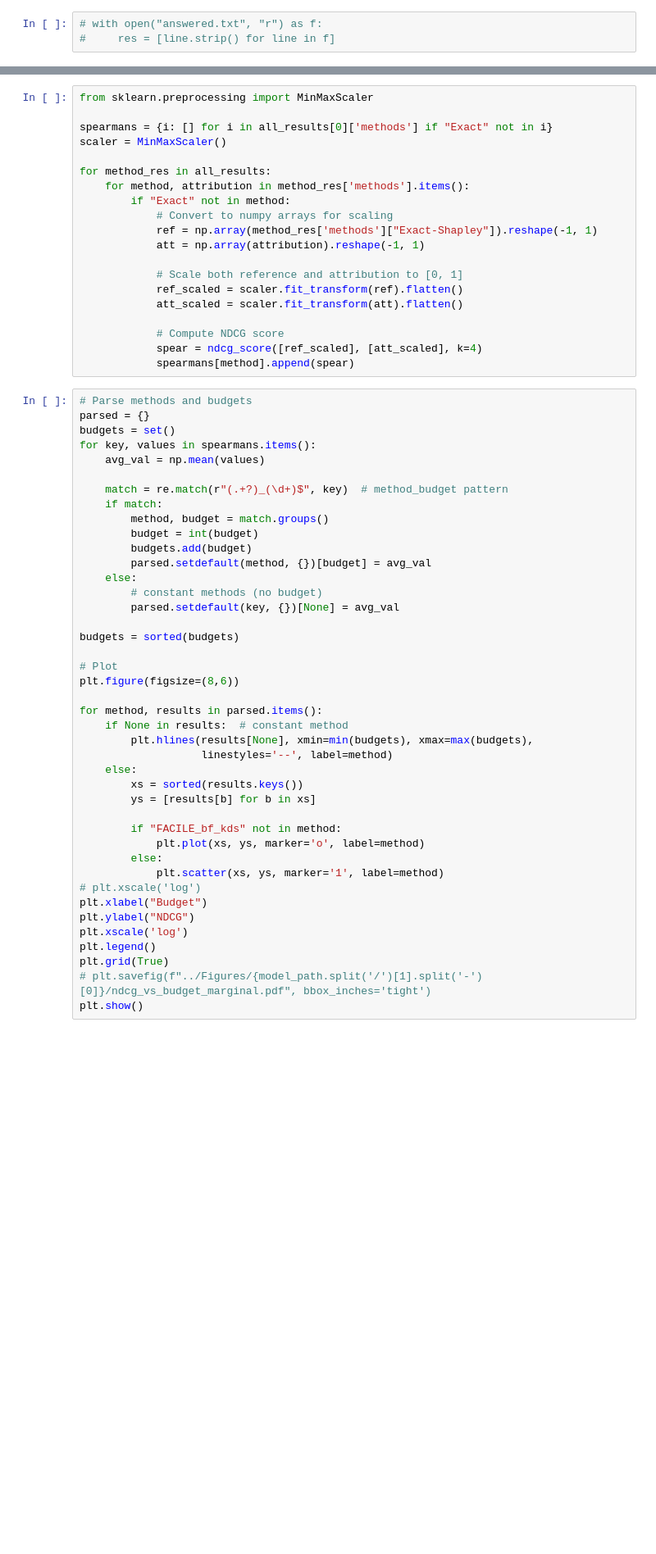
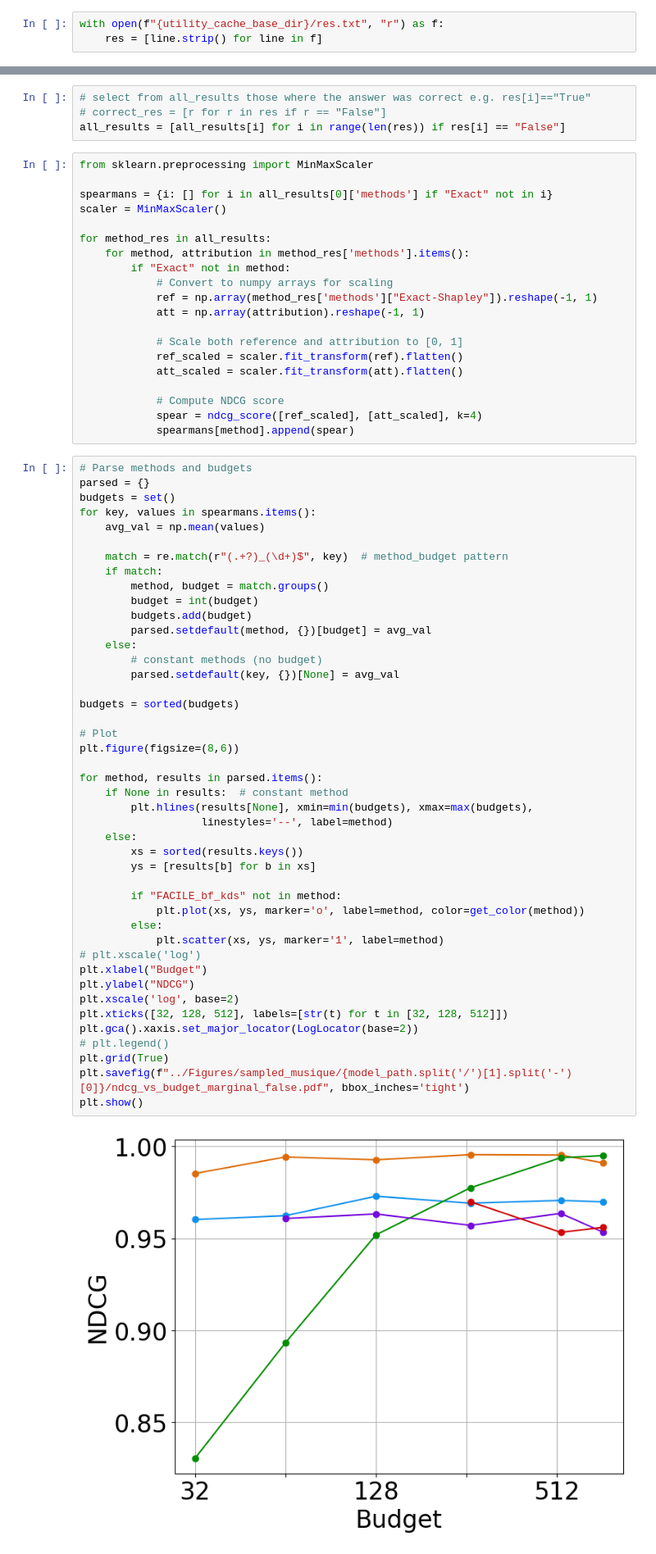
Before and after one commit to iNema9590/LLMX, a Jupyter notebook: Notebooks/musique_shap.ipynb, the cells around one changed output, grey strips where cells are left out. Shown at 82% size. Cells and saved outputs as stored; diff of their text form; blank space fills up the shorter version.

Commit message:
Plots enlarged

```diff
--- a/Notebooks/musique_shap.ipynb
+++ b/Notebooks/musique_shap.ipynb
@@ -156,6 +159,6 @@ utility_cache_base_dir = f"../Experiment_data/sampled_musique/{model_path.split(
 # %%
-# with open("answered.txt", "r") as f:
-#     res = [line.strip() for line in f]
+with open(f"{utility_cache_base_dir}/res.txt", "r") as f:
+    res = [line.strip() for line in f]
 # %%
 num_questions_to_run = len(dfin)
 K_VALUES = [1, 2, 3, 4, 5]
@@ -465,6 +468,10 @@ with open(f"{utility_cache_base_dir}/results.pkl", "rb") as f:
 
 with open(f"{utility_cache_base_dir}/extras.pkl", "rb") as f:
     extras = pickle.load(f)
+# %%
+# select from all_results those where the answer was correct e.g. res[i]=="True"
+# correct_res = [r for r in res if r == "False"]
+all_results = [all_results[i] for i in range(len(res)) if res[i] == "False"]
 # %%
 from sklearn.preprocessing import MinMaxScaler
 
@@ -496,37 +503,41 @@ for key, values in spearmans.items():
     if match:
         method, budget = match.groups()
         budget = int(budget)
         budgets.add(budget)
         parsed.setdefault(method, {})[budget] = avg_val
     else:
         # constant methods (no budget)
         parsed.setdefault(key, {})[None] = avg_val
 
 budgets = sorted(budgets)
 
 # Plot
 plt.figure(figsize=(8,6))
 
 for method, results in parsed.items():
     if None in results:  # constant method
         plt.hlines(results[None], xmin=min(budgets), xmax=max(budgets),
                    linestyles='--', label=method)
     else:
         xs = sorted(results.keys())
         ys = [results[b] for b in xs]
 
         if "FACILE_bf_kds" not in method:
-            plt.plot(xs, ys, marker='o', label=method)
+            plt.plot(xs, ys, marker='o', label=method, color=get_color(method))
         else:
             plt.scatter(xs, ys, marker='1', label=method)
 # plt.xscale('log')
 plt.xlabel("Budget")
 plt.ylabel("NDCG")
-plt.xscale('log')
-plt.legend()
+plt.xscale('log', base=2)
+plt.xticks([32, 128, 512], labels=[str(t) for t in [32, 128, 512]])
+plt.gca().xaxis.set_major_locator(LogLocator(base=2))
+# plt.legend()
 plt.grid(True)
-# plt.savefig(f"../Figures/{model_path.split('/')[1].split('-')[0]}/ndcg_vs_budget_marginal.pdf", bbox_inches='tight')
+plt.savefig(f"../Figures/sampled_musique/{model_path.split('/')[1].split('-')[0]}/ndcg_vs_budget_marginal_false.pdf", bbox_inches='tight')
 plt.show()
+# %% [output]
+[figure, added]
 # %%
 spearmans_per_k = {k: {i: [] for i in all_results[0]['methods'] if "Exact" not in i}
                    for k in K_VALUES}
```
Also changed, not shown: parts of 7 cells of this notebook, 5 other files.
